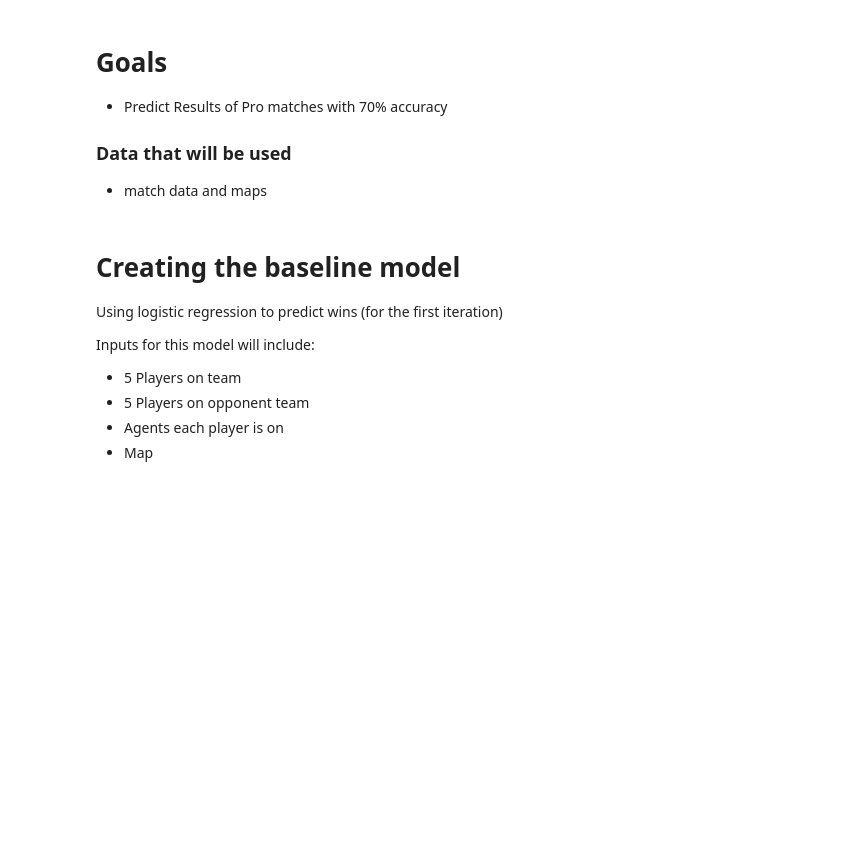
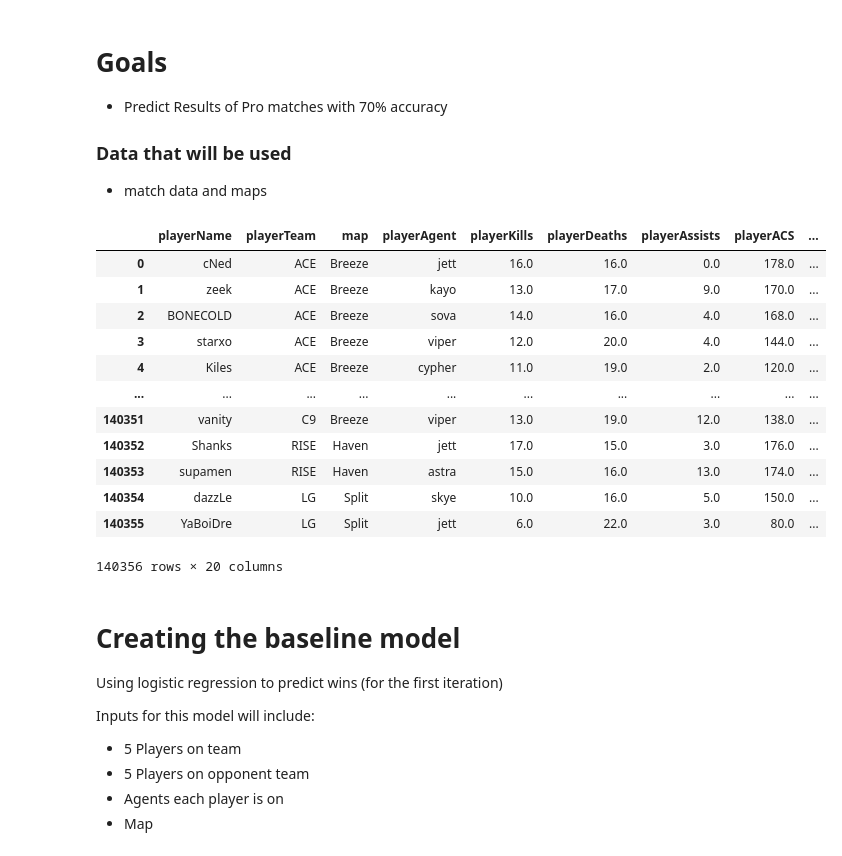
Before and after one commit to timothyliutl/ValorantData, a Jupyter notebook: valorantstats.ipynb, the cells around one changed output. Saved outputs shown, nothing was run; the diff lists cells and outputs as text; code cells hidden in the pictures; blank space fills up the shorter version.

```diff
--- a/valorantstats.ipynb
+++ b/valorantstats.ipynb
@@ -12,6 +12,22 @@ import numpy as np
 
 
 data = pd.read_csv('scrapy/vlrgg/playerData/vlr.csv')
+# %%
+data
+# %% [output]
+|  | playerName | playerTeam | map | playerAgent | playerKills | playerDeaths | playerAssists | playerACS | ... |
+| 0 | cNed | ACE | Breeze | jett | 16.0 | 16.0 | 0.0 | 178.0 | ... |
+| 1 | zeek | ACE | Breeze | kayo | 13.0 | 17.0 | 9.0 | 170.0 | ... |
+| 2 | BONECOLD | ACE | Breeze | sova | 14.0 | 16.0 | 4.0 | 168.0 | ... |
+| 3 | starxo | ACE | Breeze | viper | 12.0 | 20.0 | 4.0 | 144.0 | ... |
+| 4 | Kiles | ACE | Breeze | cypher | 11.0 | 19.0 | 2.0 | 120.0 | ... |
+| ... | ... | ... | ... | ... | ... | ... | ... | ... | ... |
+| 140351 | vanity | C9 | Breeze | viper | 13.0 | 19.0 | 12.0 | 138.0 | ... |
+| 140352 | Shanks | RISE | Haven | jett | 17.0 | 15.0 | 3.0 | 176.0 | ... |
+| 140353 | supamen | RISE | Haven | astra | 15.0 | 16.0 | 13.0 | 174.0 | ... |
+| 140354 | dazzLe | LG | Split | skye | 10.0 | 16.0 | 5.0 | 150.0 | ... |
+| 140355 | YaBoiDre | LG | Split | jett | 6.0 | 22.0 | 3.0 | 80.0 | ... |
+140356 rows × 20 columns
 # %% [markdown]
 # Creating the baseline model
 Using logistic regression to predict wins (for the first iteration)
```
Also changed, not shown: parts of 4 cells of this notebook, 5 other files.
